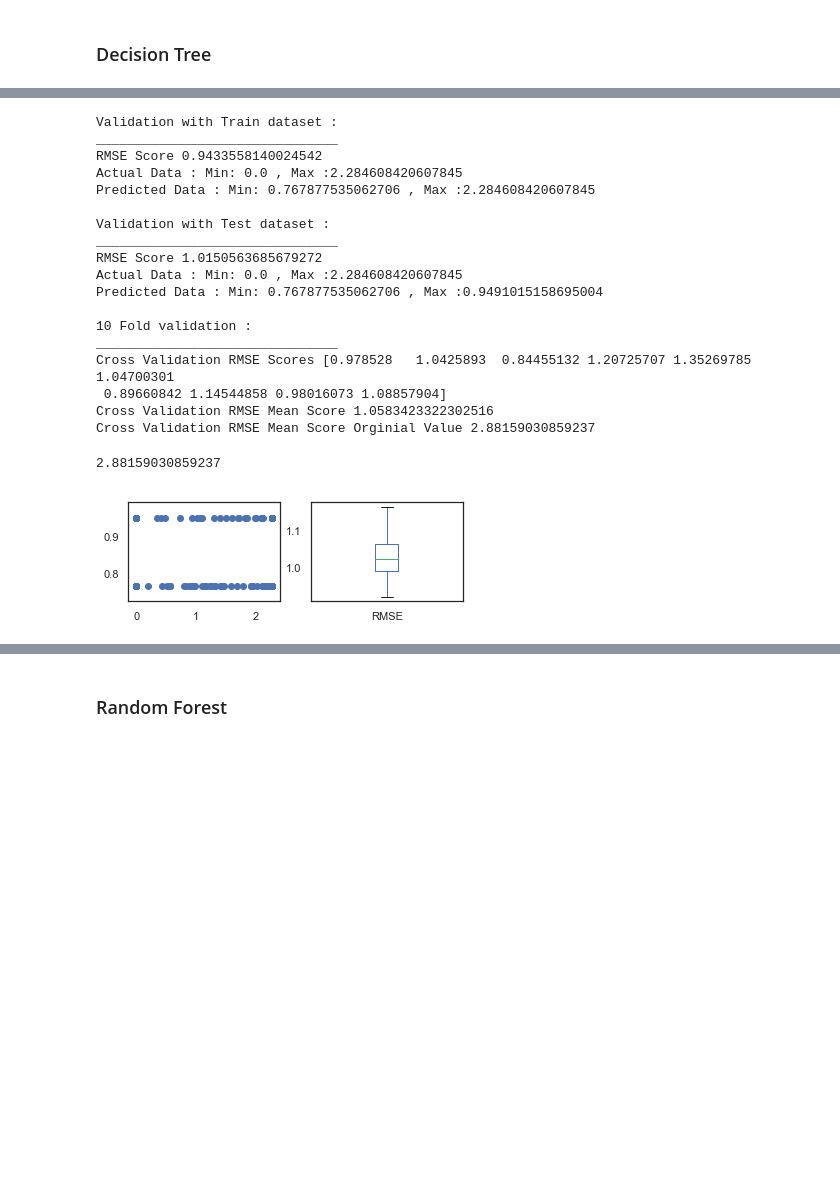
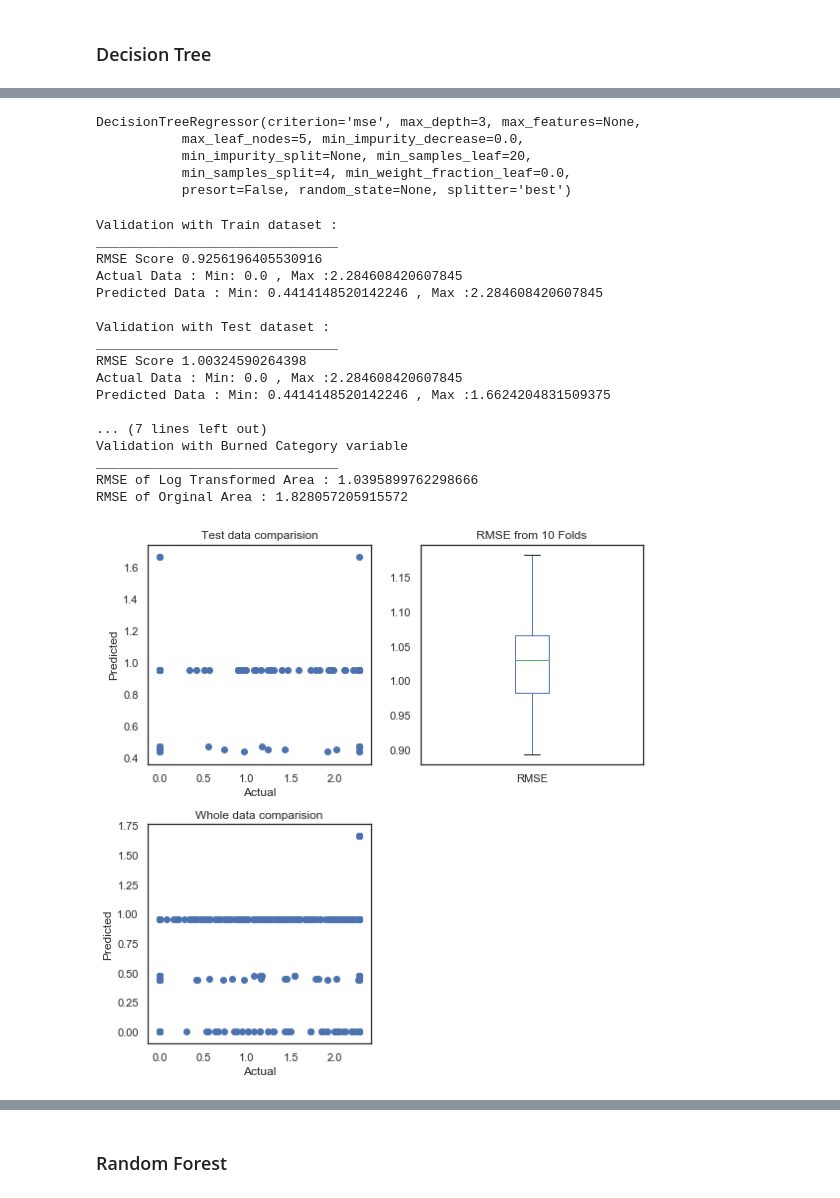
Before and after one commit to balag752/Machine-Learning-1, a Jupyter notebook: ML Project/Fire prediction.ipynb, the cells around one changed output, grey strips where cells are left out. Cells and saved outputs as stored; diff of their text form; code cells hidden in the pictures; blank space fills up the shorter version.

```diff
--- a/ML Project/Fire prediction.ipynb
+++ b/ML Project/Fire prediction.ipynb
@@ -460,5 +653,6 @@ Cross Validation RMSE Mean Score Orginial Value 2.7331573611537694
 # %%
-LS_cus = linear_model.Lasso(alpha=0.01)
-LS_cus.fit(X_train, y_train)
-Validations(LS_cus,Encod_ncols,Standarized_Data, X_train, X_test, y_train, y_test,1 )
+## Reproducing the best paramters and validation
+LS_cust=linear_model.Lasso(alpha=.01,   normalize=False)
+LS_cust.fit(X_train, y_train)
+Validations(LS_cust,Encod_ncols,Standarized_Data, X_train, X_test, y_train, y_test,1 )
 # %% [output]
@@ -518,4 +713,0 @@ Cross Validation RMSE Mean Score Orginial Value 2.9187560318556396
-# %%
-RD_cus = linear_model.Ridge(alpha=0.01)
-RD_cus.fit(X_train, y_train)
-Validations(RD_cus,Encod_ncols,Standarized_Data, X_train, X_test, y_train, y_test,1 )
@@ -580,7 +750,0 @@ Cross Validation RMSE Mean Score Orginial Value 2.7974783629623854
-# %%
-# SVR_cus = SVR(C=10, cache_size=200, coef0=0.0
-#               , degree=3, epsilon=1, gamma=0.0001,  kernel='rbf', max_iter=-1, shrinking=True, tol=0.001, verbose=False)
-SVR_cus=SVR(C=10, cache_size=200, coef0=0.0, degree=3, epsilon=0.1, gamma=0.5,
-  kernel='rbf', max_iter=-1, shrinking=True, tol=0.001, verbose=False)
-SVR_cus.fit(X_train, y_train)
-Validations(SVR_cus,Encod_ncols,Standarized_Data, X_train, X_test, y_train, y_test,0 )
@@ -608,6 +751,2 @@ Cross Validation RMSE Mean Score Orginial Value 2.979057899628066
 # %% [markdown]
 ### Decision Tree
-# %%
-Standarized_Data2=Data
-Standarized_Data2[ncols]=StandardScalerData(Data[ncols])
-X_train, X_test, y_train, y_test = train_test_split(Standarized_Data2[ncols], Standarized_Data2["area"],  test_size=0.40, random_state=0)
@@ -622,23 +766,30 @@ Fitting 10 folds for each of 360 candidates, totalling 3600 fits
+# %%
+DT_grid_result.best_estimator_
+# %% [output]
+DecisionTreeRegressor(criterion='mse', max_depth=3, max_features=None,
+           max_leaf_nodes=5, min_impurity_decrease=0.0,
+           min_impurity_split=None, min_samples_leaf=20,
+           min_samples_split=4, min_weight_fraction_leaf=0.0,
+           presort=False, random_state=None, splitter='best')
 # %%
-Validations(DT_grid_result.best_estimator_ ,ncols,Standarized_Data2, X_train, X_test, y_train, y_test )
+# Validations(DT_grid_result.best_estimator_ ,ncols,Standarized_Data2, X_train, X_test, y_train, y_test )
+Validations(DT_grid_result.best_estimator_,Encod_ncols,Standarized_Data, X_train, X_test, y_train, y_test,0 )
 # %% [output]
 Validation with Train dataset :
 _______________________________
-RMSE Score 0.9433558140024542
+RMSE Score 0.9256196405530916
 Actual Data : Min: 0.0 , Max :2.284608420607845
-Predicted Data : Min: 0.767877535062706 , Max :2.284608420607845
+Predicted Data : Min: 0.4414148520142246 , Max :2.284608420607845
 
 Validation with Test dataset :
 _______________________________
-RMSE Score 1.0150563685679272
+RMSE Score 1.00324590264398
 Actual Data : Min: 0.0 , Max :2.284608420607845
-Predicted Data : Min: 0.767877535062706 , Max :0.9491015158695004
+Predicted Data : Min: 0.4414148520142246 , Max :1.6624204831509375
 
-10 Fold validation :
+... (7 lines left out)
+Validation with Burned Category variable
 _______________________________
-Cross Validation RMSE Scores [0.978528   1.0425893  0.84455132 1.20725707 1.35269785 1.04700301
- 0.89660842 1.14544858 0.98016073 1.08857904]
-Cross Validation RMSE Mean Score 1.0583423322302516
-Cross Validation RMSE Mean Score Orginial Value 2.88159030859237
+RMSE of Log Transformed Area : 1.0395899762298666
+RMSE of Orginal Area : 1.828057205915572
-2.88159030859237
-[figure, old version]
+[figure, new version]
```
Also changed, not shown: parts of 90 cells of this notebook.
